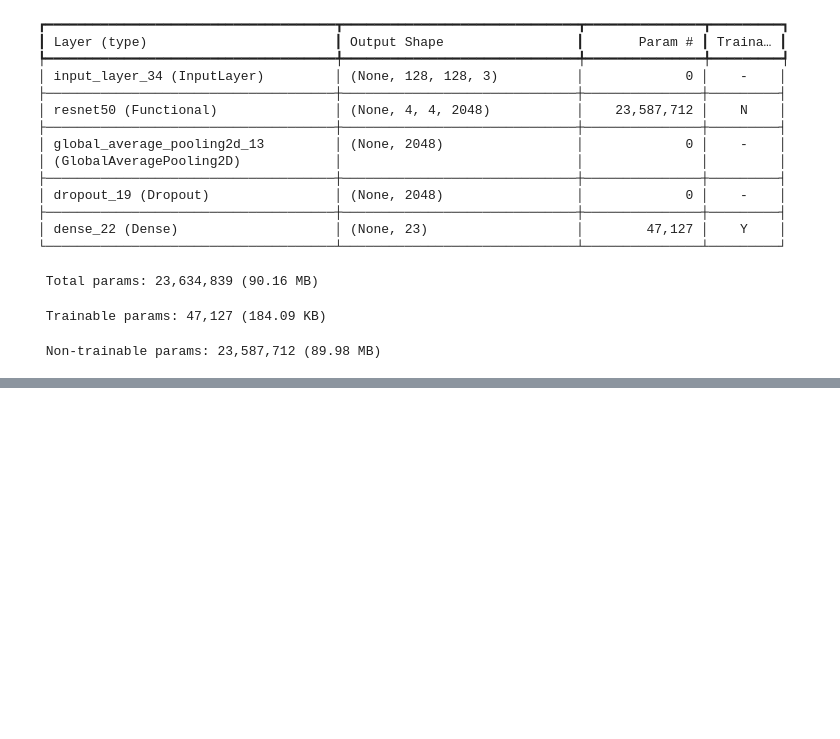
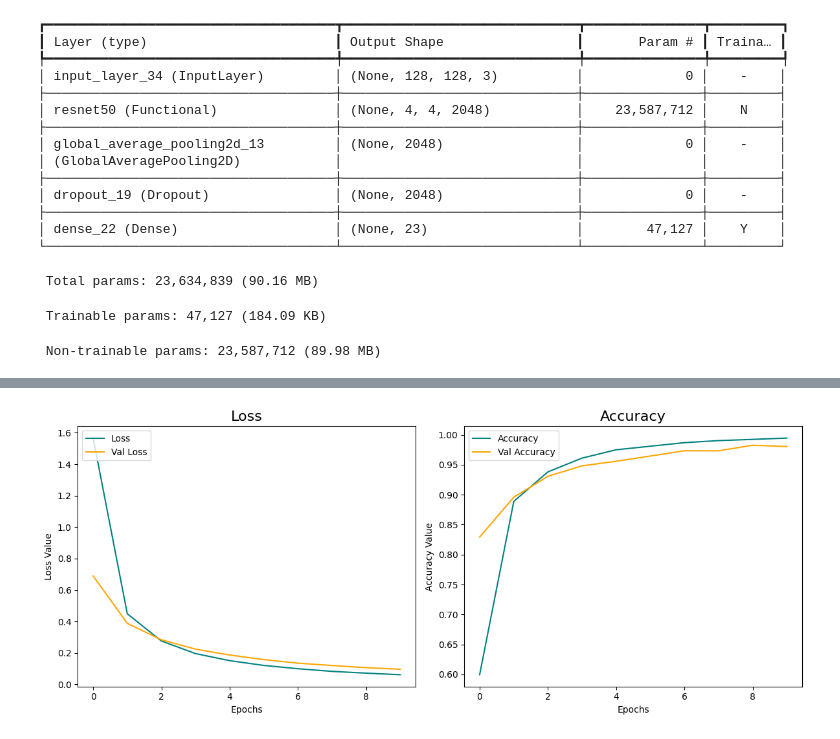
Before and after one commit to mariooohzc/ConvolutionNeuralNetworkImageClassificationProject, a Jupyter notebook: experimental/team3.ipynb, the cells around one changed output, grey strips where cells are left out. Saved outputs shown, nothing was run; the diff lists cells and outputs as text; code cells hidden in the pictures; blank space fills up the shorter version.

```diff
--- a/experimental/team3.ipynb
+++ b/experimental/team3.ipynb
@@ -406,24 +426,23 @@ base_model2 = MobileNetV2(
     input_shape=(128,128, 3)
 )
 
-base_model2.trainable = False  # No training on this model
+# we freeze to prevent the model from updating the weights because we want to see how the pretrained model performs
+base_model2.trainable = False
 inputs1 = keras.Input(shape=(128,128, 3))
 x2 = data_augmentation(inputs1)
 x2 = base_model2(inputs1, training=False)
-x2 = keras.layers.GlobalAveragePooling2D()(x2)  # Pooling layer to reduce dimensions
-outputs1 = keras.layers.Dense(23, activation="softmax")(x2)  # Output layer for 23 classes
+x2 = keras.layers.GlobalAveragePooling2D()(x2)
+outputs1 = keras.layers.Dense(23, activation="softmax")(x2)
 
 model2 = keras.Model(inputs1, outputs1)
 model2.summary(show_trainable=True)
 
-# Compile the model (no training, just for evaluation)
 model2.compile(
     optimizer="adam",
     loss="sparse_categorical_crossentropy",
-    metrics=["accuracy", "precision", "recall"]
+    metrics=["accuracy"]
 )
 
-# Train only the output layer
 print("Training the last layer of Model 1 on the training data:")
-model2.fit(train_generator, epochs=10, validation_data=val_generator)
+mobilenetv2_hist = model2.fit(train_generator, epochs=10, validation_data=val_generator)
 # %% [output]
@@ -635,0 +696,4 @@ False Negative Rate for class 14: 0.0000
+# %%
+plot_loss_and_accuracy(mobilenetv2_hist)
+# %% [output]
+[figure, added]
```
Also changed, not shown: parts of 29 cells of this notebook.
